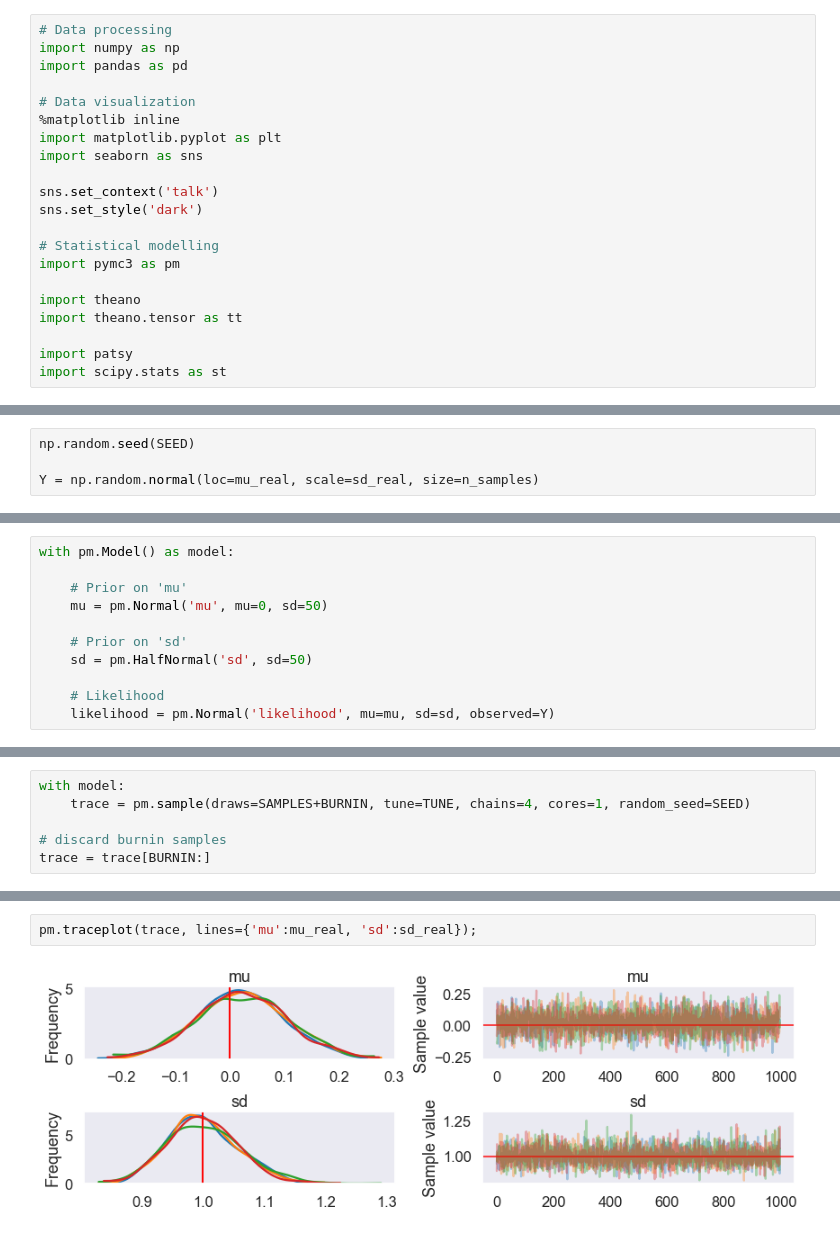
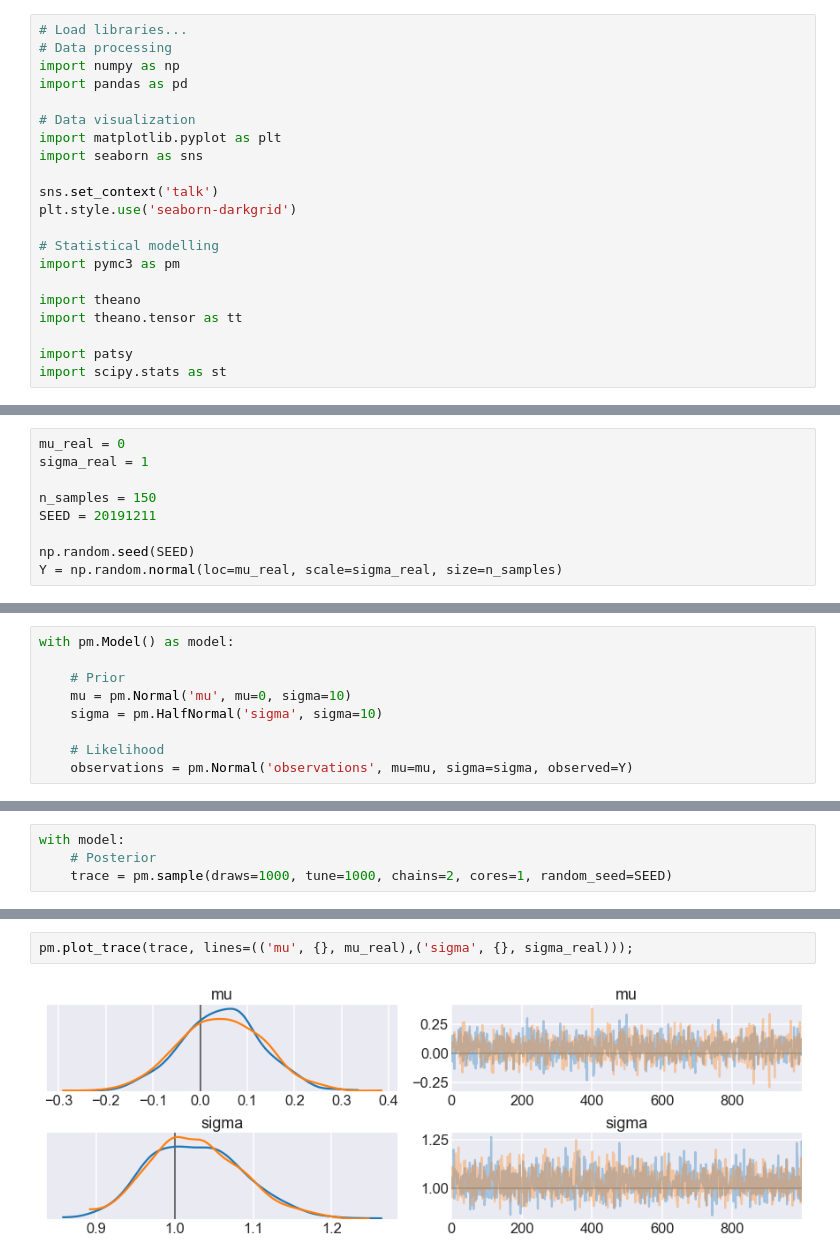
Before and after one commit to JackCaster/Intro_to_PyMC3, a Jupyter notebook: notebooks/00 - Model a normal distribution.ipynb, the cells around one changed output, grey strips where cells are left out. Cells and saved outputs as stored; diff of their text form.

```diff
--- a/notebooks/00 - Model a normal distribution.ipynb
+++ b/notebooks/00 - Model a normal distribution.ipynb
@@ -4,15 +13,15 @@ This is equivalent to a linear model without predictors (`y ~ 1`): $y\sim\mathca
 # %%
+# Load libraries...
 # Data processing
 import numpy as np
 import pandas as pd
 
 # Data visualization
-%matplotlib inline
 import matplotlib.pyplot as plt
 import seaborn as sns
 
 sns.set_context('talk')
-sns.set_style('dark')
+plt.style.use('seaborn-darkgrid')
 
 # Statistical modelling
 import pymc3 as pm
@@ -40,4 +37,9 @@ n_samples = 150
 # %%
+mu_real = 0
+sigma_real = 1
+
+n_samples = 150
+SEED = 20191211
+
 np.random.seed(SEED)
-
-Y = np.random.normal(loc=mu_real, scale=sd_real, size=n_samples)
+Y = np.random.normal(loc=mu_real, scale=sigma_real, size=n_samples)
@@ -61,14 +62,12 @@ SAMPLES=1000
 # %%
 with pm.Model() as model:
 
-    # Prior on 'mu'
-    mu = pm.Normal('mu', mu=0, sd=50)
-
-    # Prior on 'sd'
-    sd = pm.HalfNormal('sd', sd=50)
+    # Prior
+    mu = pm.Normal('mu', mu=0, sigma=10)
+    sigma = pm.HalfNormal('sigma', sigma=10)
 
     # Likelihood
-    likelihood = pm.Normal('likelihood', mu=mu, sd=sd, observed=Y)
+    observations = pm.Normal('observations', mu=mu, sigma=sigma, observed=Y)
 # %%
 model.check_test_point()
 # %% [output]
@@ -85,9 +87,7 @@ pm.model_to_graphviz(model)
 # %%
 with model:
-    trace = pm.sample(draws=SAMPLES+BURNIN, tune=TUNE, chains=4, cores=1, random_seed=SEED)
-
-# discard burnin samples
-trace = trace[BURNIN:]
+    # Posterior
+    trace = pm.sample(draws=1000, tune=1000, chains=2, cores=1, random_seed=SEED)
 # %% [output]
 Auto-assigning NUTS sampler...
 Initializing NUTS using jitter+adapt_diag...
@@ -98,4 +98,4 @@ NUTS: [sd, mu]
 # %%
-pm.traceplot(trace, lines={'mu':mu_real, 'sd':sd_real});
+pm.plot_trace(trace, lines=(('mu', {}, mu_real),('sigma', {}, sigma_real)));
 # %% [output]
-[figure, old version]
+[figure, new version]
```
Also changed, not shown: parts of 32 cells of this notebook, 8 other files.
